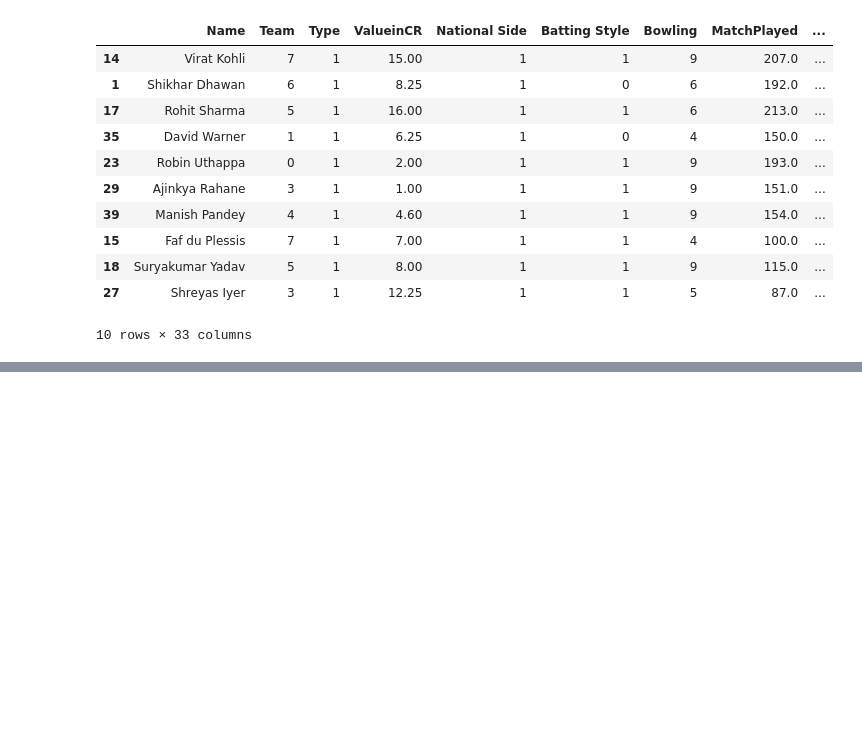
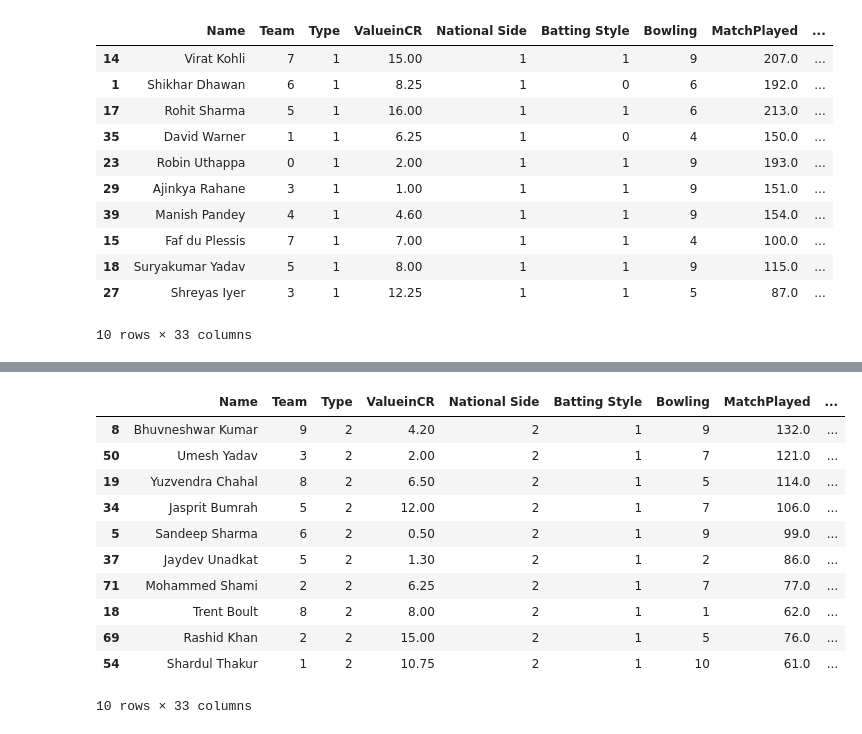
Before and after one commit to CaptAlpha/IPL, a Jupyter notebook: ipl.ipynb, the cells around one changed output, grey strips where cells are left out. Cells and saved outputs as stored; diff of their text form; code cells hidden in the pictures; blank space fills up the shorter version.

Commit message:
Added Bowling Weights

```diff
--- a/ipl.ipynb
+++ b/ipl.ipynb
@@ -247,0 +265,19 @@ df_bats.head(10)
+# %%
+df_bowl['Bowling_Score'] = 0.5*df_bowl['RunsConceded'] + 0.5*df_bowl['Wickets'] + 0.5*df_bowl['3s'] + 0.5*df_bowl['5s']
+# %%
+# Sort according to Bowling_Score
+df_bowl = df_bowl.sort_values(by=['Bowling_Score'], ascending=False)
+df_bowl.head(10)
+# %% [output]
+|  | Name | Team | Type | ValueinCR | National Side | Batting Style | Bowling | MatchPlayed | ... |
+| 8 | Bhuvneshwar Kumar | 9 | 2 | 4.20 | 2 | 1 | 9 | 132.0 | ... |
+| 50 | Umesh Yadav | 3 | 2 | 2.00 | 2 | 1 | 7 | 121.0 | ... |
+| 19 | Yuzvendra Chahal | 8 | 2 | 6.50 | 2 | 1 | 5 | 114.0 | ... |
+| 34 | Jasprit Bumrah | 5 | 2 | 12.00 | 2 | 1 | 7 | 106.0 | ... |
+| 5 | Sandeep Sharma | 6 | 2 | 0.50 | 2 | 1 | 9 | 99.0 | ... |
+| 37 | Jaydev Unadkat | 5 | 2 | 1.30 | 2 | 1 | 2 | 86.0 | ... |
+| 71 | Mohammed Shami | 2 | 2 | 6.25 | 2 | 1 | 7 | 77.0 | ... |
+| 18 | Trent Boult | 8 | 2 | 8.00 | 2 | 1 | 1 | 62.0 | ... |
+| 69 | Rashid Khan | 2 | 2 | 15.00 | 2 | 1 | 5 | 76.0 | ... |
+| 54 | Shardul Thakur | 1 | 2 | 10.75 | 2 | 1 | 10 | 61.0 | ... |
+10 rows × 33 columns
```
Also changed, not shown: parts of 1 cell of this notebook, 1 other file.
